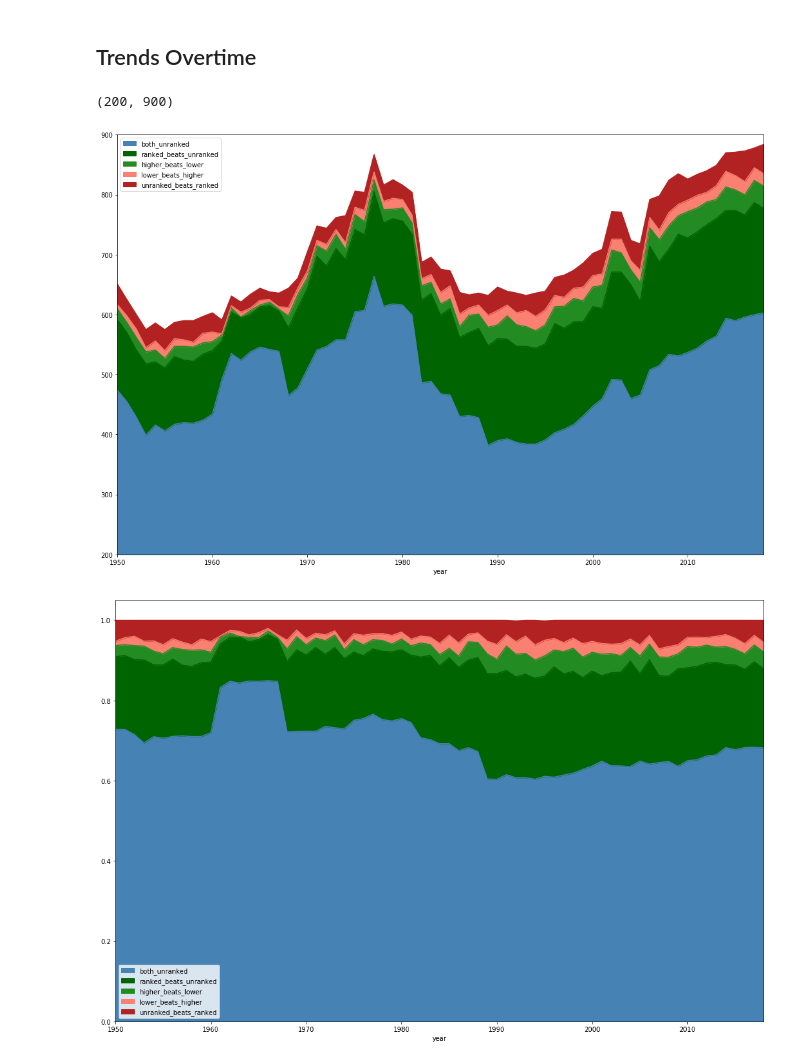
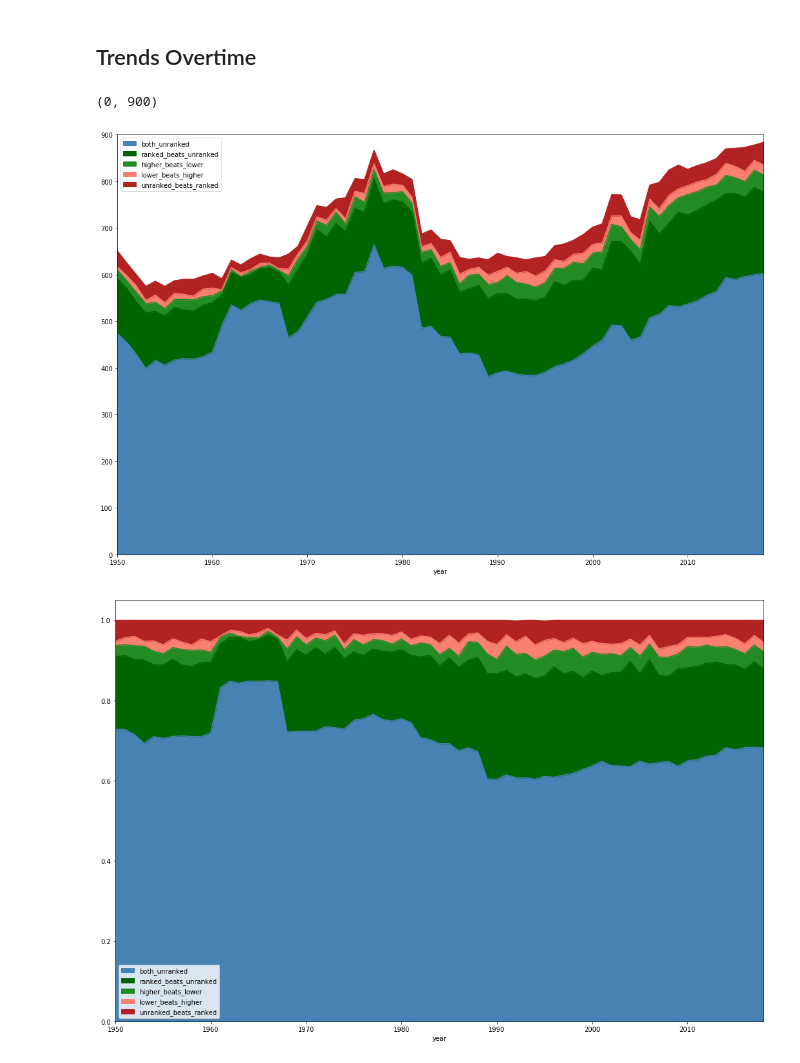
Before and after one commit to redhairedcelt/College_Football_Analysis, a Jupyter notebook: CF Analysis.ipynb, the cells around one changed output. Saved outputs shown, nothing was run; the diff lists cells and outputs as text; code cells hidden in the pictures.

```diff
--- a/CF Analysis.ipynb
+++ b/CF Analysis.ipynb
@@ -368,10 +366,10 @@ ratios = records[['both_unranked', 'ranked_beats_unranked', 'higher_beats_lower'
 # %%
 colors = ['steelblue', 'darkgreen', 'forestgreen', 'salmon', 'firebrick']
 ax = ratios.groupby('year').sum().plot.area(figsize=(18,12), color=colors)
-ax.set_ylim(200,900)
+ax.set_ylim(0,900)
 # %% [output]
-(200, 900)
+(0, 900)
-[figure, old version]
+[figure, new version]
 # %%
 colors = ['steelblue', 'darkgreen', 'forestgreen', 'salmon', 'firebrick']
 ax = ratios.groupby('year').mean().plot.area(figsize=(18,12), color=colors)
```
Also changed, not shown: parts of 6 cells of this notebook, 2 other files.
